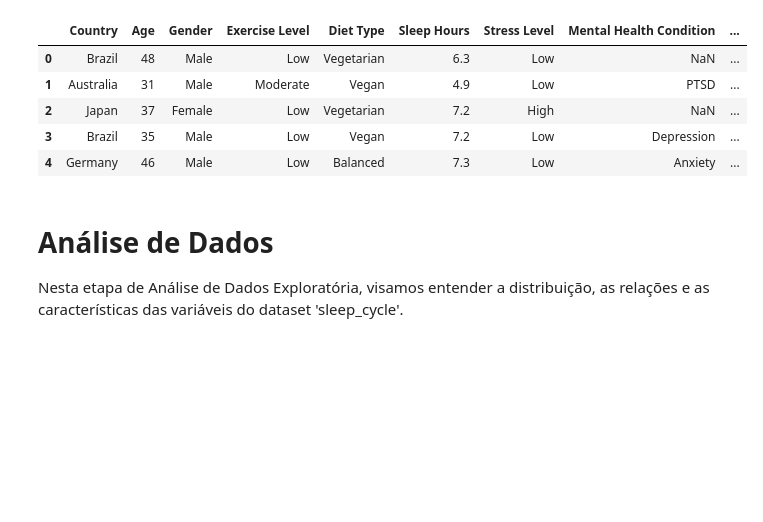
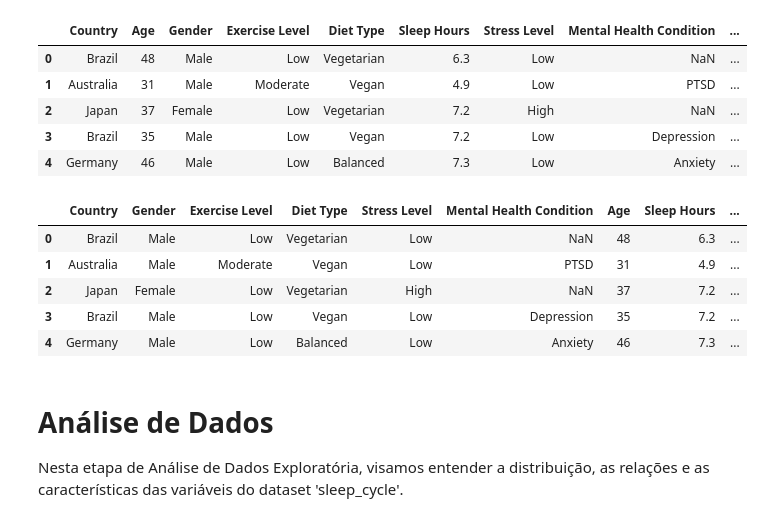
Before and after one commit to hugocfrias/hugocfrias-MVP, a Jupyter notebook: Untitled5.ipynb, the cells around one changed output. Drawn from its saved outputs; the diff is of its cells as text; code cells hidden in the pictures; blank space fills up the shorter version.

```diff
--- a/Untitled5.ipynb
+++ b/Untitled5.ipynb
@@ -67,3 +71,13 @@ sleep_cycle.head()
+# %%
+# exibindo as primeiras linhas
+df.head()
+# %% [output]
+|  | Country | Gender | Exercise Level | Diet Type | Stress Level | Mental Health Condition | Age | Sleep Hours | ... |
+| 0 | Brazil | Male | Low | Vegetarian | Low | NaN | 48 | 6.3 | ... |
+| 1 | Australia | Male | Moderate | Vegan | Low | PTSD | 31 | 4.9 | ... |
+| 2 | Japan | Female | Low | Vegetarian | High | NaN | 37 | 7.2 | ... |
+| 3 | Brazil | Male | Low | Vegan | Low | Depression | 35 | 7.2 | ... |
+| 4 | Germany | Male | Low | Balanced | Low | Anxiety | 46 | 7.3 | ... |
 # %% [markdown]
 # Análise de Dados
 
```
Also changed, not shown: parts of 29 cells of this notebook.
